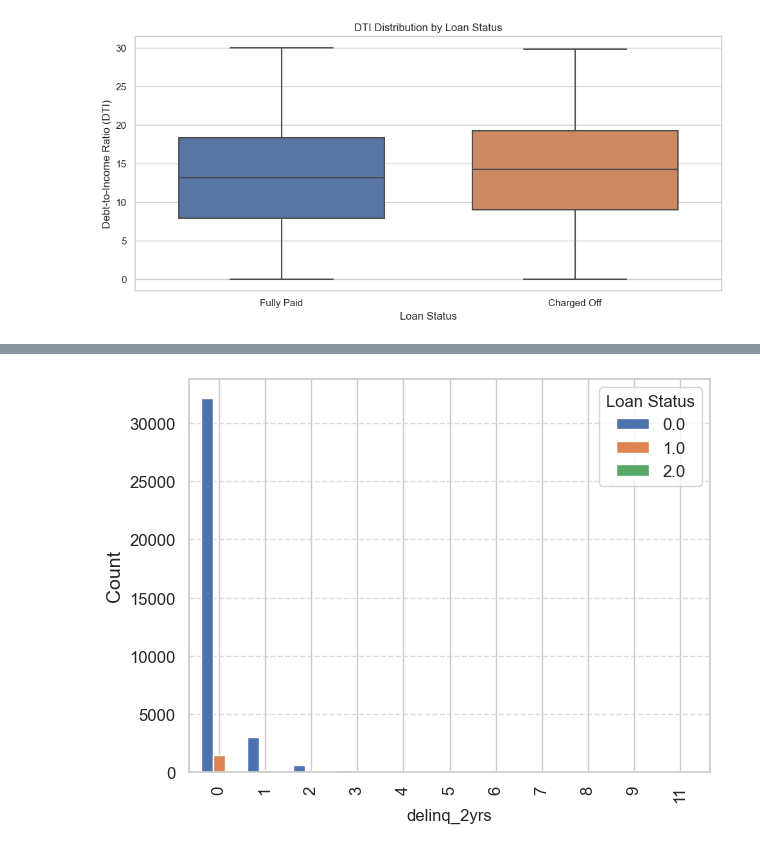
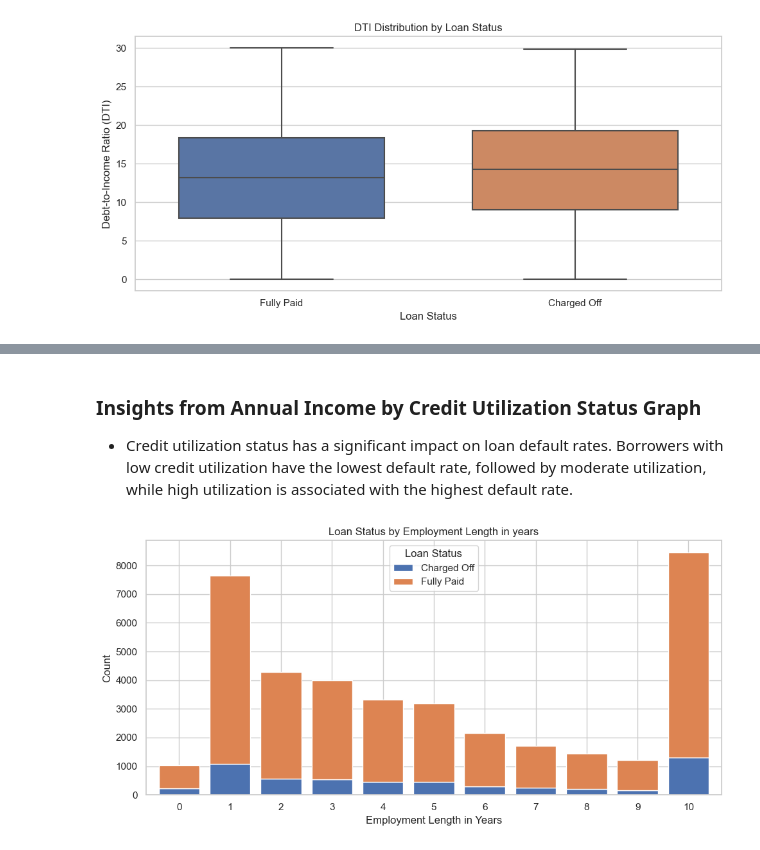
Before and after one commit to sowmilydutta/Lending_Club_Case_Study, a Jupyter notebook: Sowmily_Dutta_Case_study.ipynb, the cells around one changed output, grey strips where cells are left out. Cells and saved outputs as stored; diff of their text form; code cells hidden in the pictures.

```diff
--- a/Sowmily_Dutta_Case_study.ipynb
+++ b/Sowmily_Dutta_Case_study.ipynb
@@ -486,5 +518,6 @@ plt.show()
 # %%
 # Figure 22: Plot the Purpose of Loan Segmented by Loan Status
+sns.set_palette("Paired")
 df_cleaned.groupby('loan_status')['purpose'].value_counts().unstack().plot(kind='bar', stacked= False, width=0.8, figsize=[10,5])
 plt.title('Loan Status across Purpose of Loan')
 plt.xlabel('Loan Status')
@@ -498,5 +536,6 @@ plt.show()
 # %%
 # Figure 23: Plot the graph between Loan_Status and Term of the loan
+sns.set_palette("deep")
 df_cleaned.groupby('loan_status')['term'].value_counts().unstack().plot(kind='bar', stacked=False, width=0.8, figsize=(10, 5))
 plt.title('Loan Status across Term of Loan')
 plt.xlabel('Loan Status')
@@ -598,15 +630,16 @@ plt.show()
+# %% [markdown]
+### Insights from Annual Income by Credit Utilization Status Graph
+
+- Credit utilization status has a significant impact on loan default rates. Borrowers with low credit utilization have the lowest default rate, followed by moderate utilization, while high utilization is associated with the highest default rate.
 # %%
-df_cleaned["delinq_2yrs"].value_counts()
-df_cleaned.groupby('delinq_2yrs')['pub_rec_bankruptcies'].value_counts().unstack().plot(kind='bar', stacked=False, width=0.8)
-
-plt.ylabel('Count', fontsize=14)
-plt.xticks(rotation=90, fontsize=12)  # No rotation needed for bankruptcy categories
-plt.yticks(fontsize=12)
-plt.legend(title='Loan Status', fontsize=12)
-plt.grid(axis='y', linestyle='--', alpha=0.7)
-
-# Display the plot
+# Figure 28: Plot the graph between Loan_Status and Employment Length in years
+df_cleaned.groupby('emp_length')['loan_status'].value_counts().unstack().plot(kind='bar', stacked=True, width=0.8, figsize=(10, 5))
+plt.title('Loan Status by Employment Length in years')
+plt.xlabel('Employment Length in Years')
+plt.ylabel('Count')
+plt.xticks(rotation=0)
+plt.legend(title="Loan Status")
 plt.tight_layout()
 plt.show()
 # %% [output]
-[figure, old version]
+[figure, new version]
```
Also changed, not shown: parts of 23 cells of this notebook.
